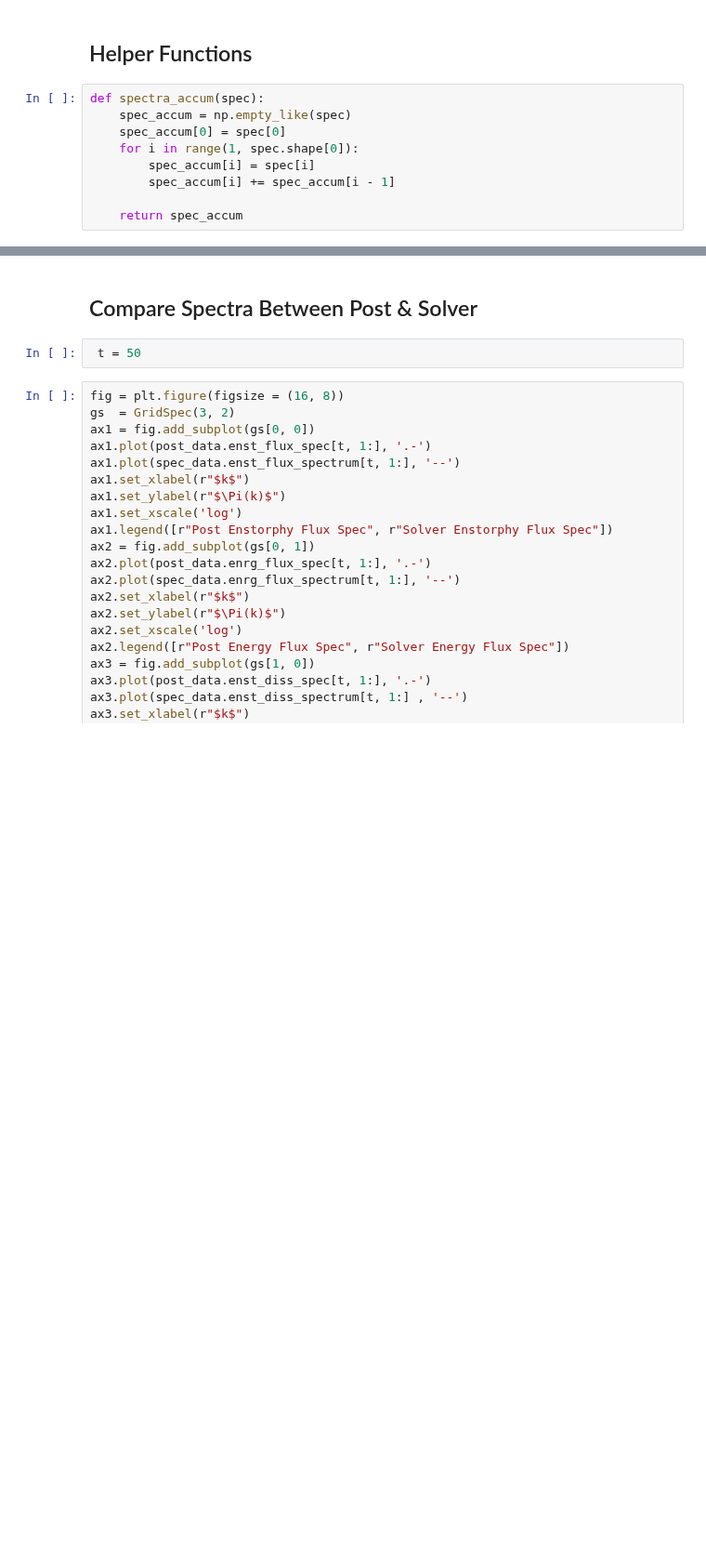
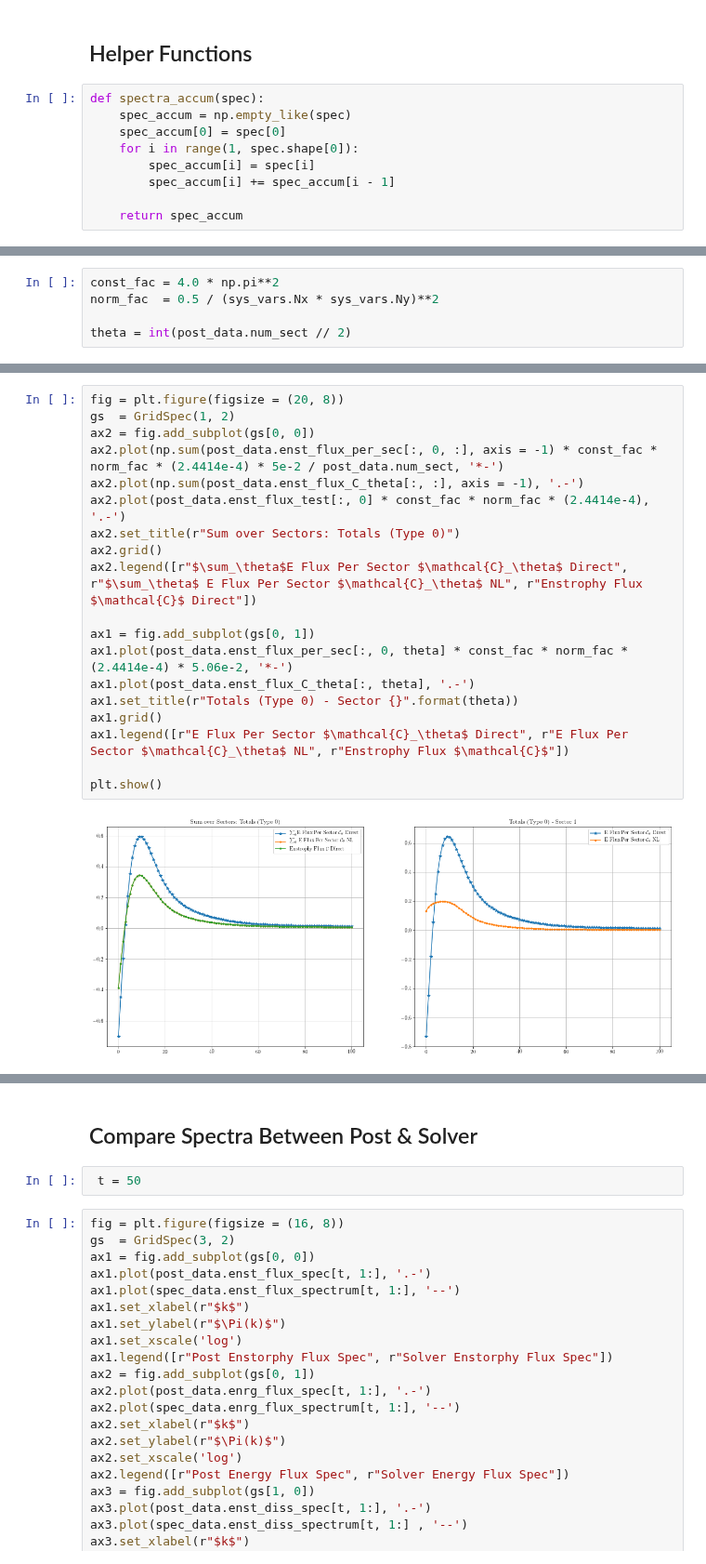
Before and after one commit to EndCar808/2D-Navier-Stokes, a Jupyter notebook: Plotting/CompareFluxes.ipynb, the cells around one changed output, grey strips where cells are left out. Shown at 93% size. Saved outputs shown, nothing was run; the diff lists cells and outputs as text; blank space fills up the shorter version.

```diff
--- a/Plotting/CompareFluxes.ipynb
+++ b/Plotting/CompareFluxes.ipynb
@@ -57,0 +73,5 @@ def spectra_accum(spec):
+# %%
+const_fac = 4.0 * np.pi**2
+norm_fac  = 0.5 / (sys_vars.Nx * sys_vars.Ny)**2
+
+theta = int(post_data.num_sect // 2)
@@ -57,0 +102,21 @@ def spectra_accum(spec):
+# %%
+fig = plt.figure(figsize = (20, 8))
+gs  = GridSpec(1, 2)
+ax2 = fig.add_subplot(gs[0, 0])
+ax2.plot(np.sum(post_data.enst_flux_per_sec[:, 0, :], axis = -1) * const_fac * norm_fac * (2.4414e-4) * 5e-2 / post_data.num_sect, '*-')
+ax2.plot(np.sum(post_data.enst_flux_C_theta[:, :], axis = -1), '.-')
+ax2.plot(post_data.enst_flux_test[:, 0] * const_fac * norm_fac * (2.4414e-4), '.-')
+ax2.set_title(r"Sum over Sectors: Totals (Type 0)")
+ax2.grid()
+ax2.legend([r"$\sum_\theta$E Flux Per Sector $\mathcal{C}_\theta$ Direct", r"$\sum_\theta$ E Flux Per Sector $\mathcal{C}_\theta$ NL", r"Enstrophy Flux $\mathcal{C}$ Direct"])
+
+ax1 = fig.add_subplot(gs[0, 1])
+ax1.plot(post_data.enst_flux_per_sec[:, 0, theta] * const_fac * norm_fac * (2.4414e-4) * 5.06e-2, '*-')
+ax1.plot(post_data.enst_flux_C_theta[:, theta], '.-')
+ax1.set_title(r"Totals (Type 0) - Sector {}".format(theta))
+ax1.grid()
+ax1.legend([r"E Flux Per Sector $\mathcal{C}_\theta$ Direct", r"E Flux Per Sector $\mathcal{C}_\theta$ NL", r"Enstrophy Flux $\mathcal{C}$"])
+
+plt.show()
+# %% [output]
+[figure, added]
```
Also changed, not shown: parts of 24 cells of this notebook, 6 other files.
